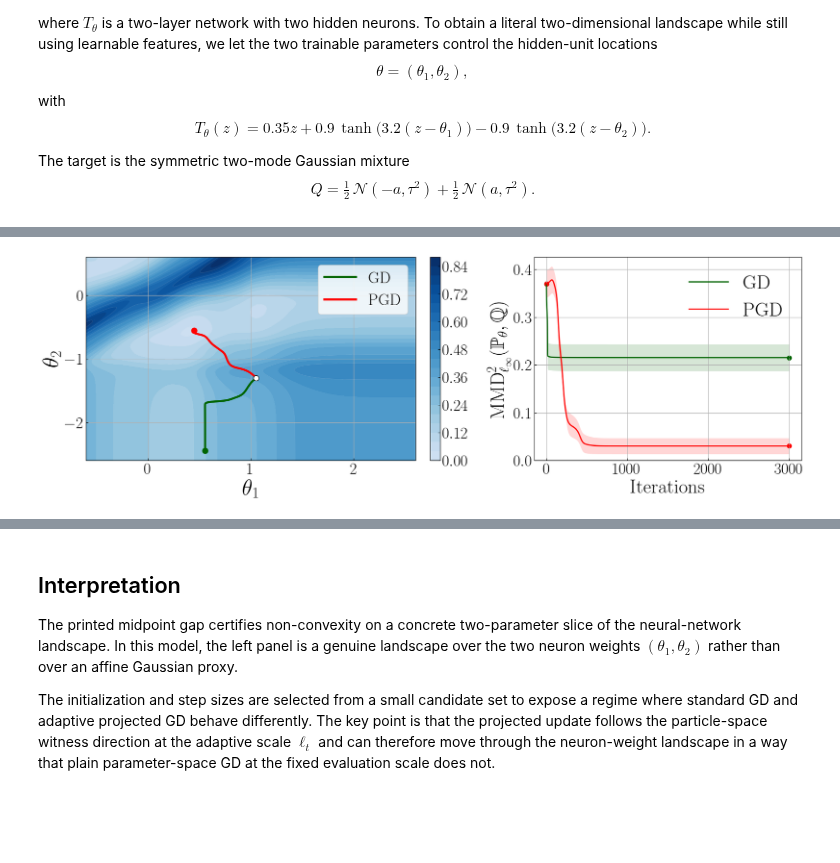
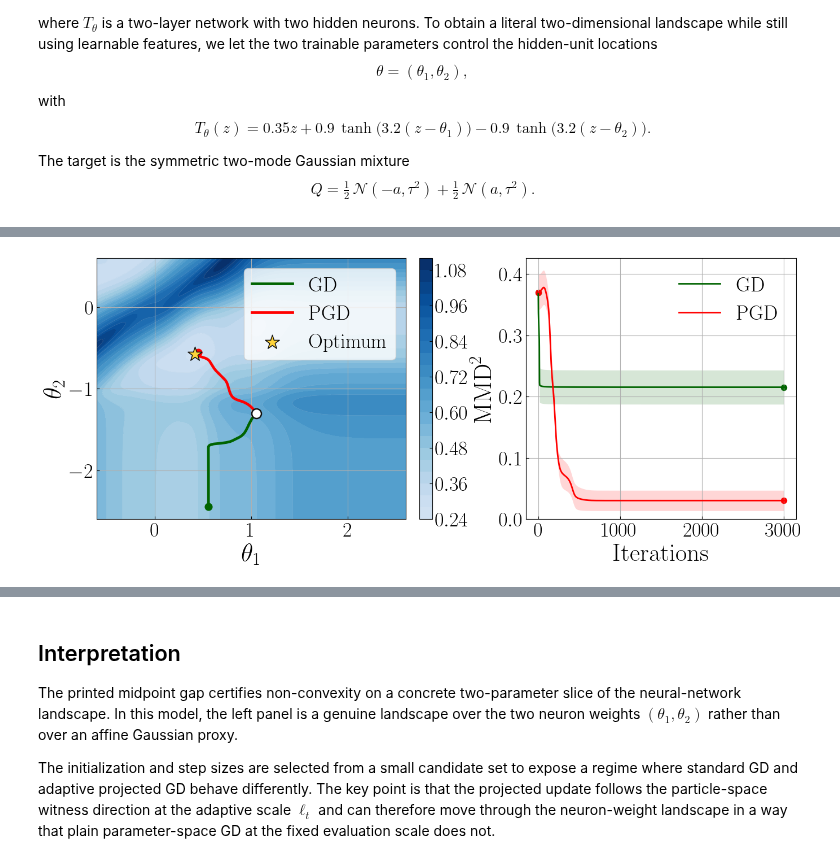
Before and after one commit to seulkang0518/MDF_AL, a Jupyter notebook: mmd_nonconvex_example.ipynb, the cells around one changed output, grey strips where cells are left out. Saved outputs shown, nothing was run; the diff lists cells and outputs as text; code cells hidden in the pictures; blank space fills up the shorter version.

Commit message:
update_illustration_figure

```diff
--- a/mmd_nonconvex_example.ipynb
+++ b/mmd_nonconvex_example.ipynb
@@ -309,0 +205,3 @@ Fixed initialization and hyperparameters:
+# %%
+rightmost_landscape_lengthscale = 10.0
+landscape_lengthscales = np.append(landscape_lengthscales, rightmost_landscape_lengthscale)
@@ -310,10 +354,17 @@ Fixed initialization and hyperparameters:
 # %%
+figure_size = (16, 6)
+axis_label_fontsize = 32
+tick_label_fontsize = 26
+legend_fontsize = 26
+title_fontsize = 32
+colorbar_label_fontsize = 32
+
 fig, (ax_landscape, ax_history) = plt.subplots(
     1,
     2,
-    figsize=(21, 6),
+    figsize=figure_size,
     dpi=100,
-    gridspec_kw={'width_ratios': [1.35, 1.0]},
+    gridspec_kw={'width_ratios': [1.25, 1.0], 'wspace': 0.30},
 )
 
 contours = ax_landscape.contourf(
@@ -322,7 +373,7 @@ contours = ax_landscape.contourf(
     landscape_values,
     levels=26,
     cmap=landscape_cmap,
-    vmin=0.0,
+    vmin=float(np.min(landscape_values)),
     vmax=float(np.max(landscape_values)),
 )
 ax_landscape.contour(
@@ -336,51 +387,83 @@ ax_landscape.contour(
 )
 ax_landscape.plot(gd_traj[:, 0], gd_traj[:, 1], color='darkgreen', lw=3.4, label='GD')
 ax_landscape.plot(pgd_traj[:, 0], pgd_traj[:, 1], color='red', lw=3.4, label='PGD')
-ax_landscape.scatter([theta0[0]], [theta0[1]], color='white', edgecolors='#111111', zorder=5, s=76)
+ax_landscape.scatter(
+    [theta0[0]],
+    [theta0[1]],
+    marker='o',
+    color='white',
+    edgecolors='#111111',
+    linewidths=1.8,
+    zorder=7,
+    s=150,
+    # label=r'$\theta_0$',
+)
+ax_landscape.scatter(
+    [global_optimum_theta[0]],
+    [global_optimum_theta[1]],
+    marker='*',
+    color='#FFD43B',
+    edgecolors='#111111',
+    linewidths=1.1,
+    zorder=8,
+    s=360,
+    label=r'Optimum',
+)
+# ax_landscape.annotate(
+#     r'$\theta_0$',
+#     xy=(float(theta0[0]), float(theta0[1])),
+#     xytext=(float(theta0[0]) + 0.16, float(theta0[1]) + 0.18),
+#     color='#111111',
+#     fontsize=24,
+#     arrowprops=dict(arrowstyle='->', color='#111111', lw=1.3),
+# )
+# ax_landscape.annotate(
+#     r'$\theta_\star$',
+#     xy=(global_optimum_theta[0], global_optimum_theta[1]),
+#     xytext=(global_optimum_theta[0] + 0.14, global_optimum_theta[1] + 0.16),
+#     color='#111111',
+#     fontsize=24,
+#     arrowprops=dict(arrowstyle='->', color='#111111', lw=1.3),
+# )
 ax_landscape.scatter([gd_traj[-1, 0]], [gd_traj[-1, 1]], color='darkgreen', zorder=6, s=84)
 ax_landscape.scatter([pgd_traj[-1, 0]], [pgd_traj[-1, 1]], color='red', zorder=6, s=84)
-# ax_landscape.text(theta0[0] - 0.12, theta0[1] + 0.08, 'start', color='white', fontsize=15)
-# ax_landscape.text(gd_traj[-1, 0] - 0.28, gd_traj[-1, 1] + 0.07, 'standard GD', color='#D0EBFF', fontsize=15)
-# ax_landscape.text(pgd_traj[-1, 0] - 0.38, pgd_traj[-1, 1] - 0.10, 'adaptive PGD', color='#D3F9D8', fontsize=15)
 ax_landscape.set_xlim(theta_plot_min_x, theta_plot_max_x)
 ax_landscape.set_ylim(theta_plot_min_y, theta_plot_max_y)
-ax_landscape.set_xlabel(r'$\theta_1$', fontsize=36)
-ax_landscape.set_ylabel(r'$\theta_2$', fontsize=36)
-ax_landscape.tick_params(axis='both', labelsize=26)
-ax_landscape.legend(loc='upper right', fontsize=26, frameon=True)
+ax_landscape.set_xlabel(r'$\theta_1$', fontsize=axis_label_fontsize)
+ax_landscape.set_ylabel(r'$\theta_2$', fontsize=axis_label_fontsize)
+ax_landscape.tick_params(axis='both', labelsize=tick_label_fontsize)
+ax_landscape.legend(loc='upper right', fontsize=legend_fontsize, frameon=True)
 colorbar = fig.colorbar(contours, ax=ax_landscape, fraction=0.046, pad=0.04)
-colorbar.ax.tick_params(labelsize=26)
+colorbar.ax.tick_params(labelsize=tick_label_fontsize)
 
 steps = np.arange(n_steps + 1)
 ax_history.plot(steps, objective_gd, color='darkgreen', label='GD')
 ax_history.fill_between(
     steps,
     objective_gd - objective_gd_std / 2,
     objective_gd + objective_gd_std / 2,
     color='darkgreen',
     alpha=0.16,
     linewidth=0,
 )
 ax_history.plot(steps, objective_pgd, color='red', label='PGD')
 ax_history.fill_between(
     steps,
     objective_pgd - objective_pgd_std / 2,
     objective_pgd + objective_pgd_std / 2,
     color='red',
     alpha=0.16,
     linewidth=0,
 )
 ax_history.scatter([0, n_steps], [objective_gd[0], objective_gd[-1]], color='darkgreen', s=52)
 ax_history.scatter([0, n_steps], [objective_pgd[0], objective_pgd[-1]], color='red', s=52)
-ax_history.set_xlabel('Iterations', fontsize=32)
-ax_history.set_ylabel(r'$\mathrm{MMD}^2_{\ell_\infty}(\mathbb{P}_\theta, \mathbb{Q})$', fontsize=32)
+ax_history.set_xlabel('Iterations', fontsize=axis_label_fontsize)
+ax_history.set_ylabel(r'$\mathrm{MMD}^2$', fontsize=axis_label_fontsize)
 ax_history.set_ylim(bottom=0.0)
-ax_history.tick_params(axis='both', labelsize=26)
-ax_history.legend(loc='upper right', fontsize=32)
-
-fig.subplots_adjust(wspace=0.28)
+ax_history.tick_params(axis='both', labelsize=tick_label_fontsize)
+ax_history.legend(loc='upper right', fontsize=legend_fontsize)
 
 plt.savefig('./figures/mmd_nonconvex_example.pdf', bbox_inches='tight')
 plt.show()
 # %% [output]
-[figure, old version]
+[figure, new version]
```
Also changed, not shown: parts of 4 cells of this notebook, 2 other files.
